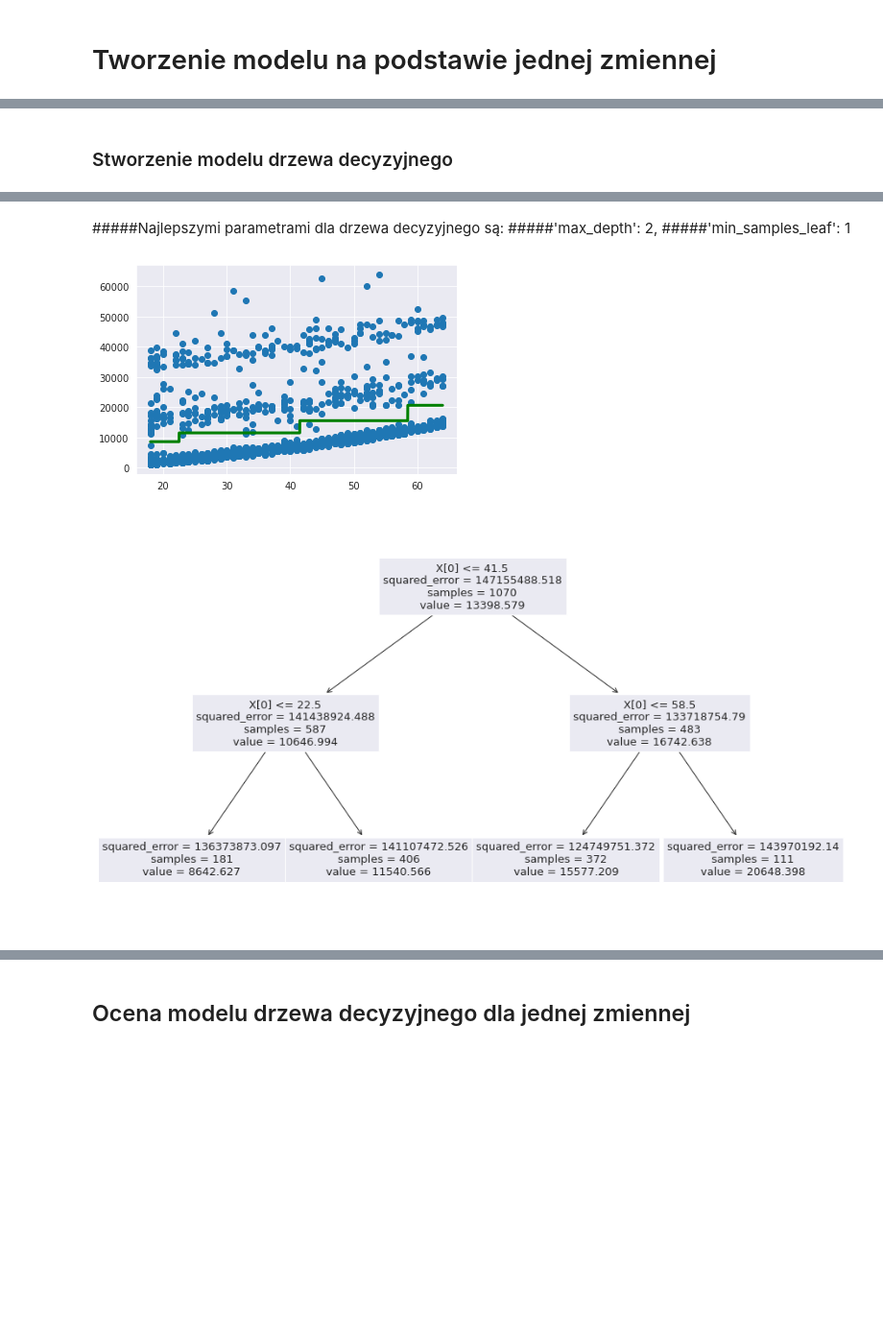
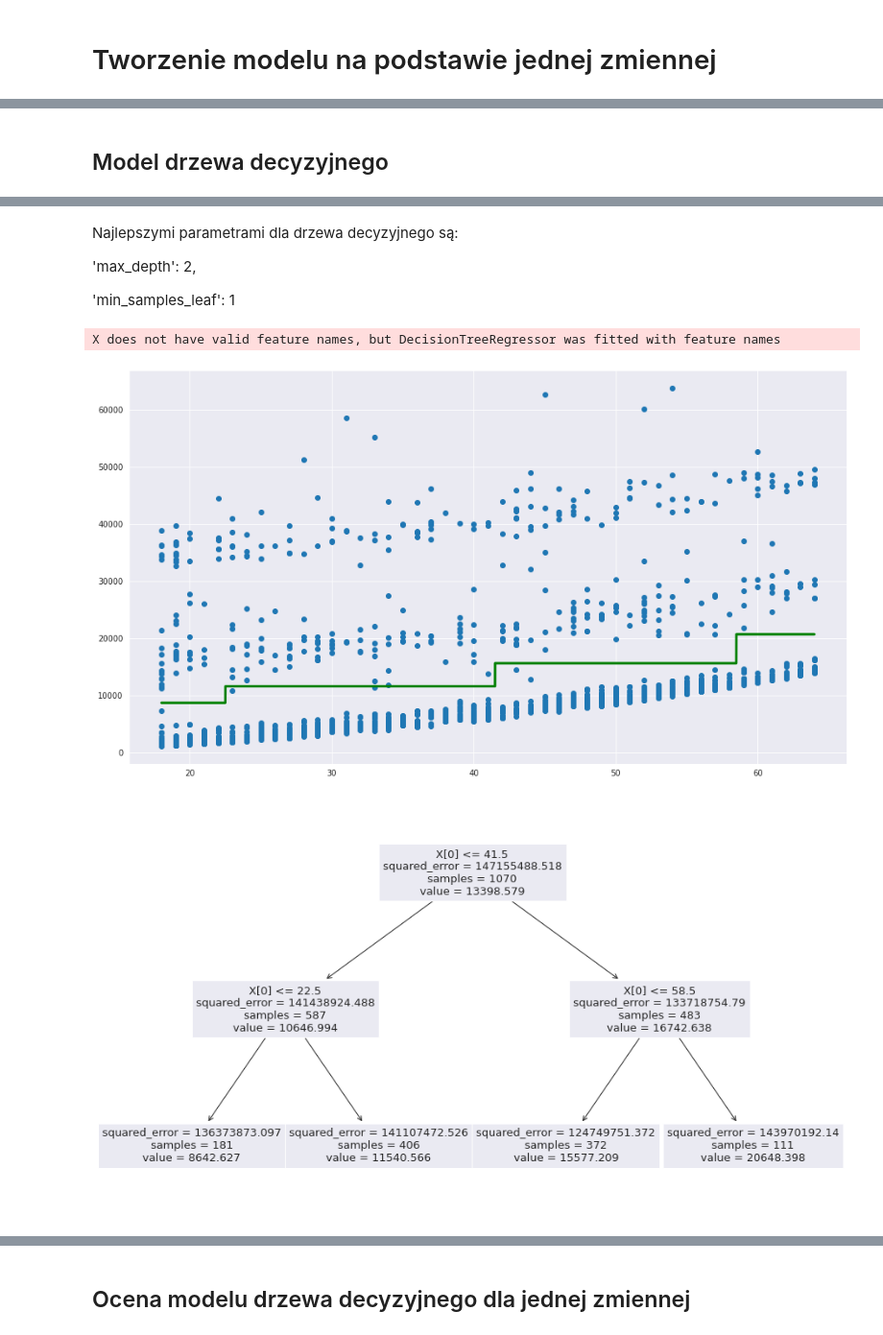
Before and after one commit to nataliasiennicka/cena_ubezpieczenia, a Jupyter notebook: cena_ubezpieczenia.ipynb, the cells around one changed output, grey strips where cells are left out. Shown at 96% size. Cells and saved outputs as stored; diff of their text form; code cells hidden in the pictures; blank space fills up the shorter version.

Commit message:
Utworzono za pomocą Colaboratory

```diff
--- a/cena_ubezpieczenia.ipynb
+++ b/cena_ubezpieczenia.ipynb
@@ -389,2 +456,2 @@ for train, val in cv.split(X_train, y_train):
 # %% [markdown]
-### Stworzenie modelu drzewa decyzyjnego
+## Model drzewa decyzyjnego
@@ -396,20 +458,23 @@ from sklearn.preprocessing import PolynomialFeatures
 # %%
-tree_model = DecisionTreeRegressor()
+# stworzenie modelu drzewa decyzyjnego
+tree_model_one = DecisionTreeRegressor()
+
 # Nasz model sprawdzi poniższe hiperparametry
 params = {'max_depth': [1,2,3,4,5,6,7,8,9,10,11,12,13,14,15],
           'min_samples_leaf':[1, 2, 5, 7, 10]}
 
-tree_regression_gridsearch = GridSearchCV(tree_model,
-                                                params,
+#Stworzenie GridSearch'a, który wyszuka najlepszych parametrów, jednocześnie tworząc zbiór welidacyjny za pomocą kroswalidacji
+tree_regression_gridsearch_one = GridSearchCV(tree_model_one,
+                                                params, #parametry do sprawdzenia
                                                 scoring='neg_mean_squared_error',
-                                                cv=10,
-                                                verbose=10)
+                                                cv=10, #cross walidacja
+                                                verbose=10) #verbose - ma znaczenie dla wyświetlania, jeśli modele dłużej się uczą, otrzymujemy w którym momencie nauki jest model
 
-#verbose - ma znaczenie dla wyświetlania, jeśli modele dłużej się uczą, otrzymujemy w którym momencie nauki jest model
-tree_regression_gridsearch.fit(X_train, y_train)
-print('\nBest hyperparameter:', tree_regression_gridsearch.best_params_)
+#trenowanie modelu na tym z najlepszymi parametrami
+tree_regression_gridsearch_one.fit(X_train, y_train)
+print('\nBest hyperparameter:', tree_regression_gridsearch_one.best_params_)
 
-tree_regression_model = tree_regression_gridsearch.best_estimator_
+tree_regression_model_one = tree_regression_gridsearch_one.best_estimator_
 # %% [output]
 Fitting 10 folds for each of 75 candidates, totalling 750 fits
 [CV 1/10; 1/75] START max_depth=1, min_samples_leaf=1...........................
@@ -429,24 +494,28 @@ Fitting 10 folds for each of 75 candidates, totalling 750 fits
 
 Best hyperparameter: {'max_depth': 2, 'min_samples_leaf': 1}
 # %% [markdown]
-#####Najlepszymi parametrami dla drzewa decyzyjnego są:
-#####'max_depth': 2,
-#####'min_samples_leaf': 1
+Najlepszymi parametrami dla drzewa decyzyjnego są:
+
+'max_depth': 2,
+
+'min_samples_leaf': 1
 # %%
-from sklearn import tree
+# stworzenie linii podziału na kolejne przedziały
+X_linespace_one = np.arange(X.min()[0],X.max()[0], step=0.001).reshape(-1,1)
 
-model_tree = DecisionTreeRegressor(max_depth= 2, min_samples_leaf=1)
-model_tree.fit(X_train,y_train)
+#Stworzenie zbioru y przewidywanych według modelu
+y_fitted_tree_one = tree_regression_model_one.predict(X_linespace_one)
 
-X_linespace = np.arange(X.min()[0],X.max()[0], step=0.001).reshape(-1,1)
-y_fitted_tree = model_tree.predict(X_linespace)
+#Stworzenie wykresu punktowego
+plt.figure(figsize=(16,9))
 plt.scatter(X, y)
-plt.plot(X_linespace, y_fitted_tree, linewidth=3, color='green')
+plt.plot(X_linespace_one, y_fitted_tree_one, linewidth=3, color='green')
 plt.show()
 
 plt.figure(figsize=(16,9))
-tree.plot_tree(model_tree)
+tree.plot_tree(tree_regression_model_one)
 plt.show()
 # %% [output]
+X does not have valid feature names, but DecisionTreeRegressor was fitted with feature names
-[figure, old version]
+[figure, new version]
 [figure]
```
Also changed, not shown: parts of 66 cells of this notebook.
